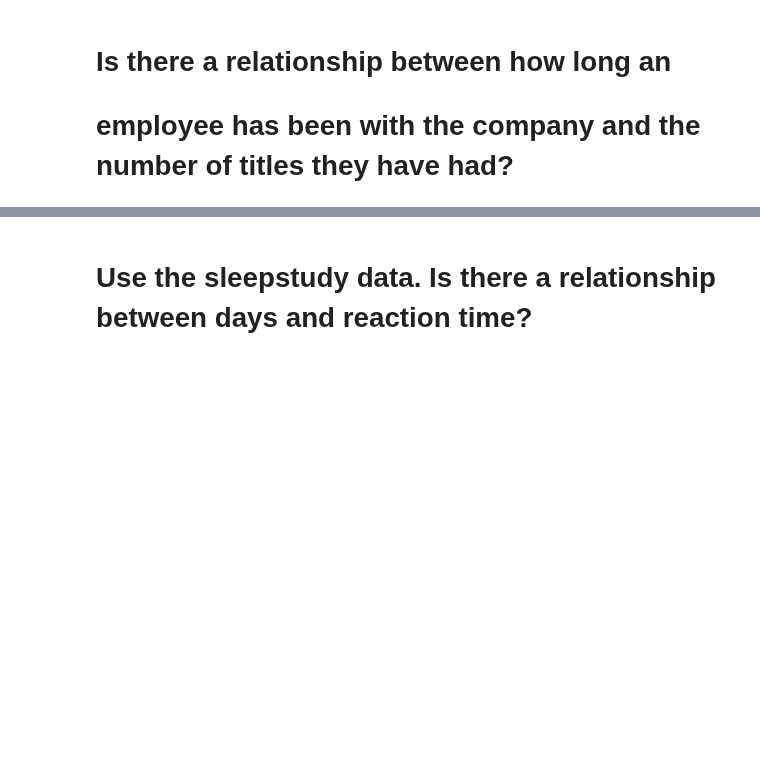
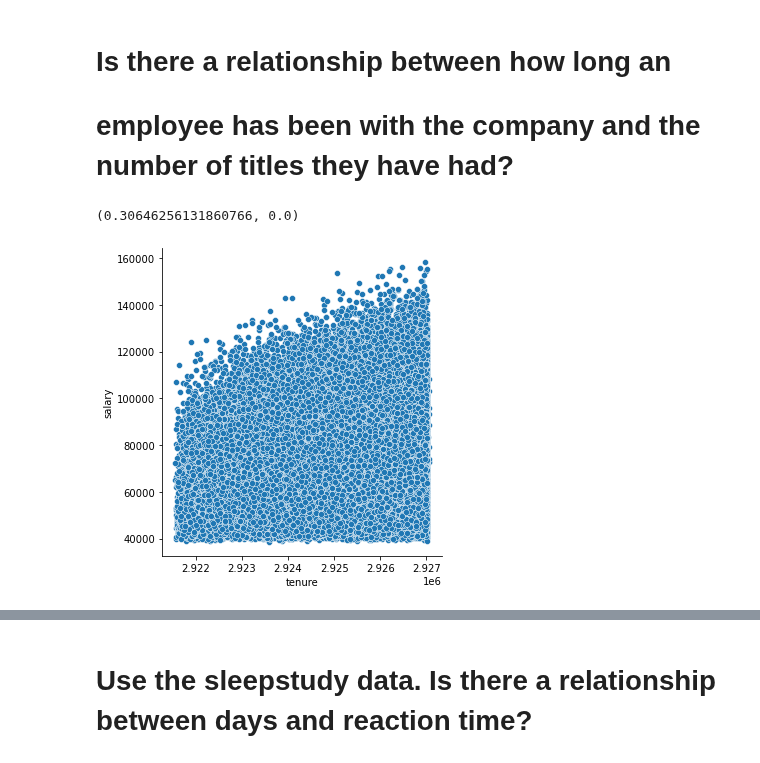
Before and after one commit to Laz-Lopez/statistics-exercises, a Jupyter notebook: hypothesis_testing.ipynb, the cells around one changed output, grey strips where cells are left out. Cells and saved outputs as stored; diff of their text form; code cells hidden in the pictures; blank space fills up the shorter version.

```diff
--- a/hypothesis_testing.ipynb
+++ b/hypothesis_testing.ipynb
@@ -728,5 +737,27 @@ employ
+# %%
+query = '''
+        SELECT * FROM
+        employees
+        JOIN salaries USING (emp_no)
+        WHERE to_date > CURDATE();
+'''
 # %%
-employ.hire_date
+connect = f'mysql+pymysql://{user}:{password}@{host}/{schema}'
+employ = pd.read_sql(query, connect)
 # %% [markdown]
 # Is there a relationship between how long an
 # employee has been with the company and the number of titles they have had?
+# %%
+employ['tenure'] = (employ.to_date - employ.hire_date).astype('str').str.split(' ', expand=True)[0].astype(int)
+# %%
+x = employ.tenure
+y = employ.salary
+r,p = stats.pearsonr(x,y)
+r,p
+# %% [output]
+(0.30646256131860766, 0.0)
+# %%
+sns.relplot(data=employ, x='tenure', y='salary')
+plt.show()
+# %% [output]
+[figure, added]
```
Also changed, not shown: parts of 28 cells of this notebook.
